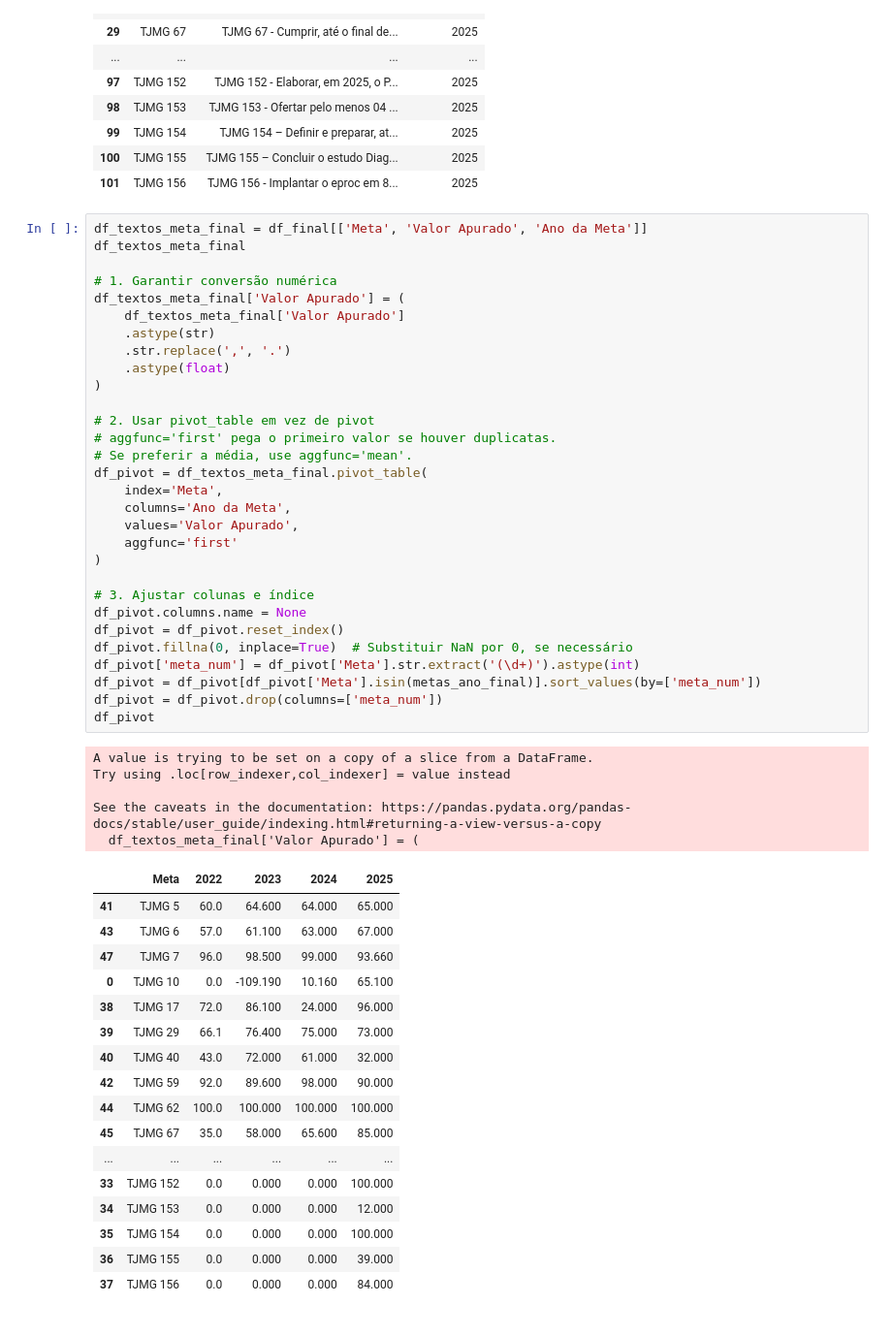
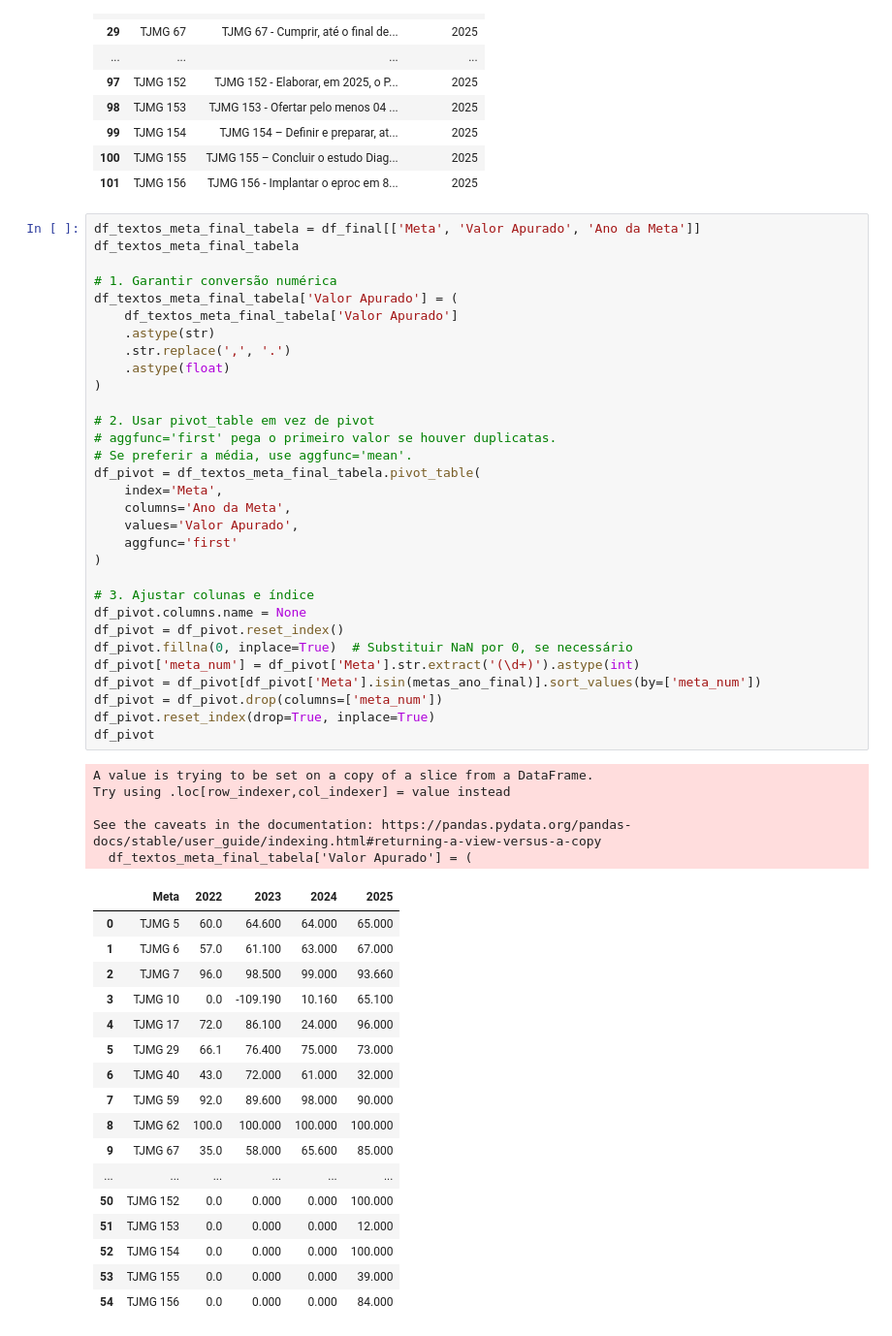
Before and after one commit to DanEl23/tjmg_relatorio_diagnostico, a Jupyter notebook: Notebooks/tratamento.ipynb, the cells around one changed output. Shown at 97% size. Saved outputs shown, nothing was run; the diff lists cells and outputs as text.

Commit message:
Finalização da seção de metas institucionais

```diff
--- a/Notebooks/tratamento.ipynb
+++ b/Notebooks/tratamento.ipynb
@@ -282,55 +302,56 @@ df_textos_meta_final
 | 100 | TJMG 155 | TJMG 155 – Concluir o estudo Diag... | 2025 |
 | 101 | TJMG 156 | TJMG 156 - Implantar o eproc em 8... | 2025 |
 # %%
-df_textos_meta_final = df_final[['Meta', 'Valor Apurado', 'Ano da Meta']]
-df_textos_meta_final
+df_textos_meta_final_tabela = df_final[['Meta', 'Valor Apurado', 'Ano da Meta']]
+df_textos_meta_final_tabela
 
 # 1. Garantir conversão numérica
-df_textos_meta_final['Valor Apurado'] = (
-    df_textos_meta_final['Valor Apurado']
+df_textos_meta_final_tabela['Valor Apurado'] = (
+    df_textos_meta_final_tabela['Valor Apurado']
     .astype(str)
     .str.replace(',', '.')
     .astype(float)
 )
 
 # 2. Usar pivot_table em vez de pivot
 # aggfunc='first' pega o primeiro valor se houver duplicatas.
 # Se preferir a média, use aggfunc='mean'.
-df_pivot = df_textos_meta_final.pivot_table(
+df_pivot = df_textos_meta_final_tabela.pivot_table(
     index='Meta',
     columns='Ano da Meta',
     values='Valor Apurado',
     aggfunc='first'
 )
 
 # 3. Ajustar colunas e índice
 df_pivot.columns.name = None
 df_pivot = df_pivot.reset_index()
 df_pivot.fillna(0, inplace=True)  # Substituir NaN por 0, se necessário
 df_pivot['meta_num'] = df_pivot['Meta'].str.extract('(\d+)').astype(int)
 df_pivot = df_pivot[df_pivot['Meta'].isin(metas_ano_final)].sort_values(by=['meta_num'])
 df_pivot = df_pivot.drop(columns=['meta_num'])
+df_pivot.reset_index(drop=True, inplace=True)
 df_pivot
 # %% [output]
 A value is trying to be set on a copy of a slice from a DataFrame.
 Try using .loc[row_indexer,col_indexer] = value instead
 
 See the caveats in the documentation: https://pandas.pydata.org/pandas-docs/stable/user_guide/indexing.html#returning-a-view-versus-a-copy
-  df_textos_meta_final['Valor Apurado'] = (
+  df_textos_meta_final_tabela['Valor Apurado'] = (
 |  | Meta | 2022 | 2023 | 2024 | 2025 |
-| 41 | TJMG 5 | 60.0 | 64.600 | 64.000 | 65.000 |
-| 43 | TJMG 6 | 57.0 | 61.100 | 63.000 | 67.000 |
-| 47 | TJMG 7 | 96.0 | 98.500 | 99.000 | 93.660 |
-| 0 | TJMG 10 | 0.0 | -109.190 | 10.160 | 65.100 |
-| 38 | TJMG 17 | 72.0 | 86.100 | 24.000 | 96.000 |
-| 39 | TJMG 29 | 66.1 | 76.400 | 75.000 | 73.000 |
-| 40 | TJMG 40 | 43.0 | 72.000 | 61.000 | 32.000 |
-| 42 | TJMG 59 | 92.0 | 89.600 | 98.000 | 90.000 |
-| 44 | TJMG 62 | 100.0 | 100.000 | 100.000 | 100.000 |
-| 45 | TJMG 67 | 35.0 | 58.000 | 65.600 | 85.000 |
+| 0 | TJMG 5 | 60.0 | 64.600 | 64.000 | 65.000 |
+| 1 | TJMG 6 | 57.0 | 61.100 | 63.000 | 67.000 |
+| 2 | TJMG 7 | 96.0 | 98.500 | 99.000 | 93.660 |
+| 3 | TJMG 10 | 0.0 | -109.190 | 10.160 | 65.100 |
+| 4 | TJMG 17 | 72.0 | 86.100 | 24.000 | 96.000 |
+| 5 | TJMG 29 | 66.1 | 76.400 | 75.000 | 73.000 |
+| 6 | TJMG 40 | 43.0 | 72.000 | 61.000 | 32.000 |
+| 7 | TJMG 59 | 92.0 | 89.600 | 98.000 | 90.000 |
+| 8 | TJMG 62 | 100.0 | 100.000 | 100.000 | 100.000 |
+| 9 | TJMG 67 | 35.0 | 58.000 | 65.600 | 85.000 |
 | ... | ... | ... | ... | ... | ... |
-| 33 | TJMG 152 | 0.0 | 0.000 | 0.000 | 100.000 |
-| 34 | TJMG 153 | 0.0 | 0.000 | 0.000 | 12.000 |
-| 35 | TJMG 154 | 0.0 | 0.000 | 0.000 | 100.000 |
-| 36 | TJMG 155 | 0.0 | 0.000 | 0.000 | 39.000 |
-| 37 | TJMG 156 | 0.0 | 0.000 | 0.000 | 84.000 |
+| 50 | TJMG 152 | 0.0 | 0.000 | 0.000 | 100.000 |
+| 51 | TJMG 153 | 0.0 | 0.000 | 0.000 | 12.000 |
+| 52 | TJMG 154 | 0.0 | 0.000 | 0.000 | 100.000 |
+| 53 | TJMG 155 | 0.0 | 0.000 | 0.000 | 39.000 |
+| 54 | TJMG 156 | 0.0 | 0.000 | 0.000 | 84.000 |
```
Also changed, not shown: parts of 2 cells of this notebook, 35 other files.
